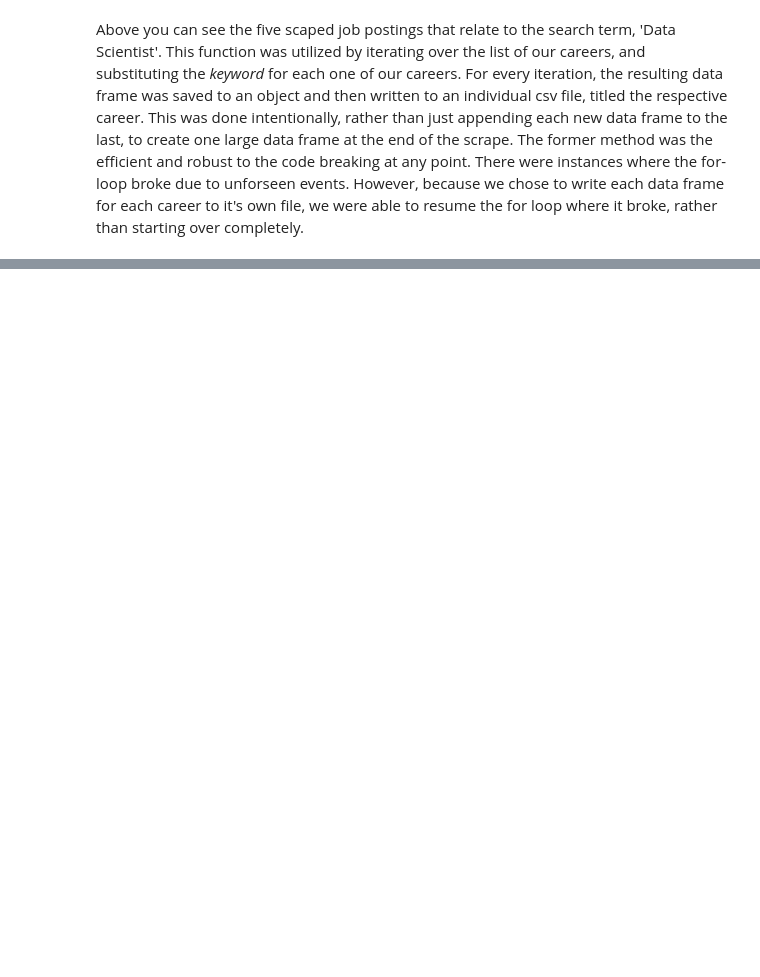
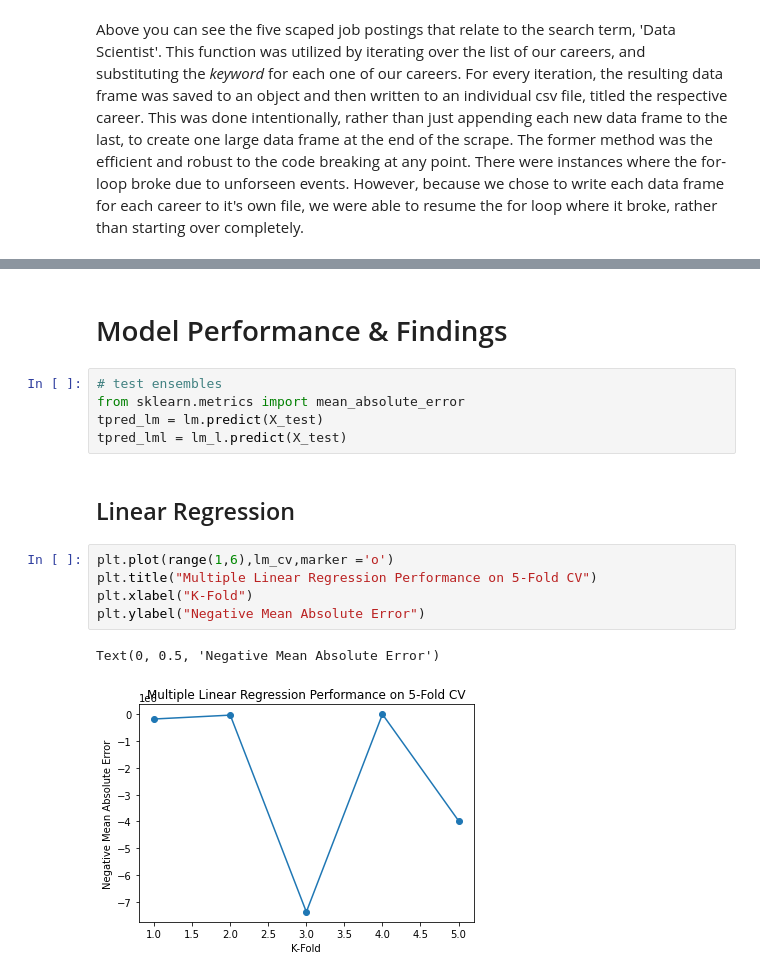
Before and after one commit to yiannimercer/career_salary_estimator, a Jupyter notebook: Final Project Report.ipynb, the cells around one changed output, grey strips where cells are left out. Drawn from its saved outputs; the diff is of its cells as text; blank space fills up the shorter version.

```diff
--- a/Final Project Report.ipynb
+++ b/Final Project Report.ipynb
@@ -59,0 +270,17 @@ You
+# %% [markdown]
+# Model Performance & Findings
+# %%
+# test ensembles
+from sklearn.metrics import mean_absolute_error
+tpred_lm = lm.predict(X_test)
+tpred_lml = lm_l.predict(X_test)
+# %% [markdown]
+## Linear Regression
+# %%
+plt.plot(range(1,6),lm_cv,marker ='o')
+plt.title("Multiple Linear Regression Performance on 5-Fold CV")
+plt.xlabel("K-Fold")
+plt.ylabel("Negative Mean Absolute Error")
+# %% [output]
+Text(0, 0.5, 'Negative Mean Absolute Error')
+[figure, added]
```
Also changed, not shown: parts of 53 cells of this notebook, 5 other files.
